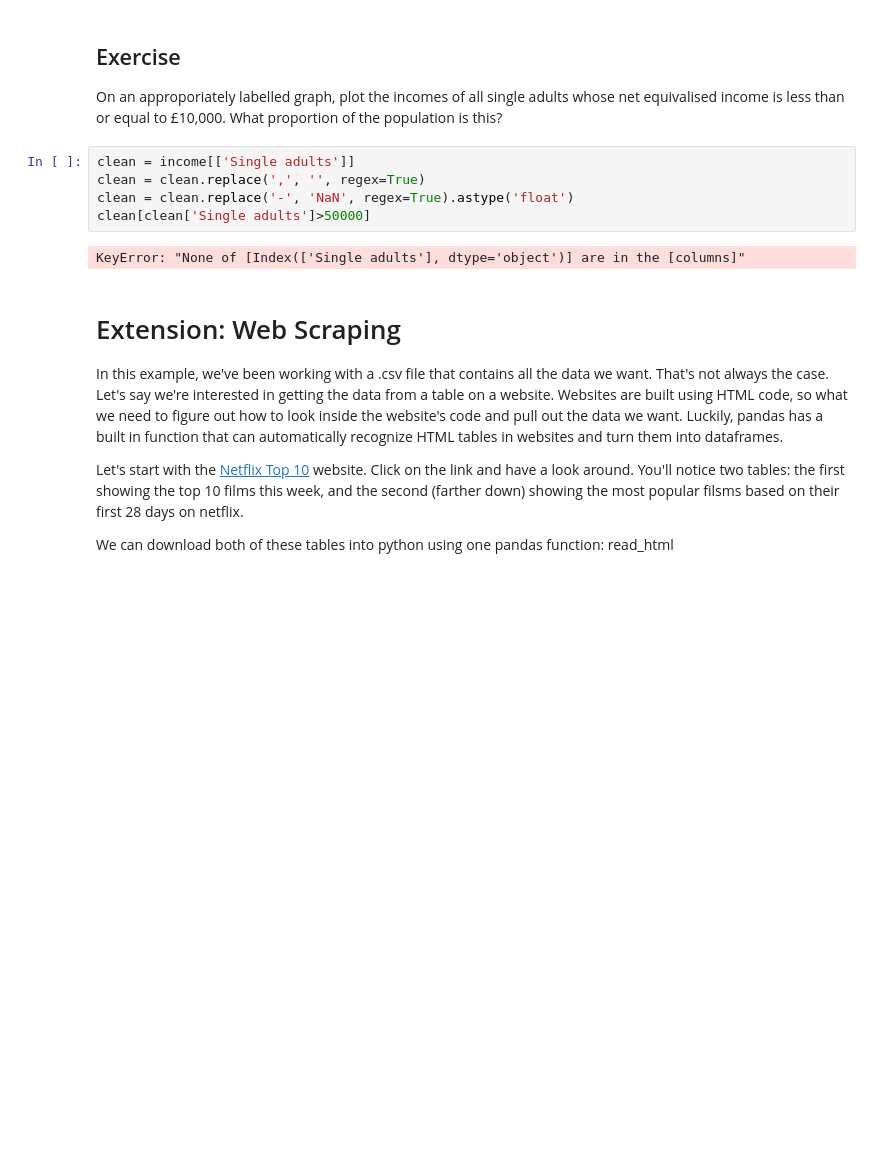
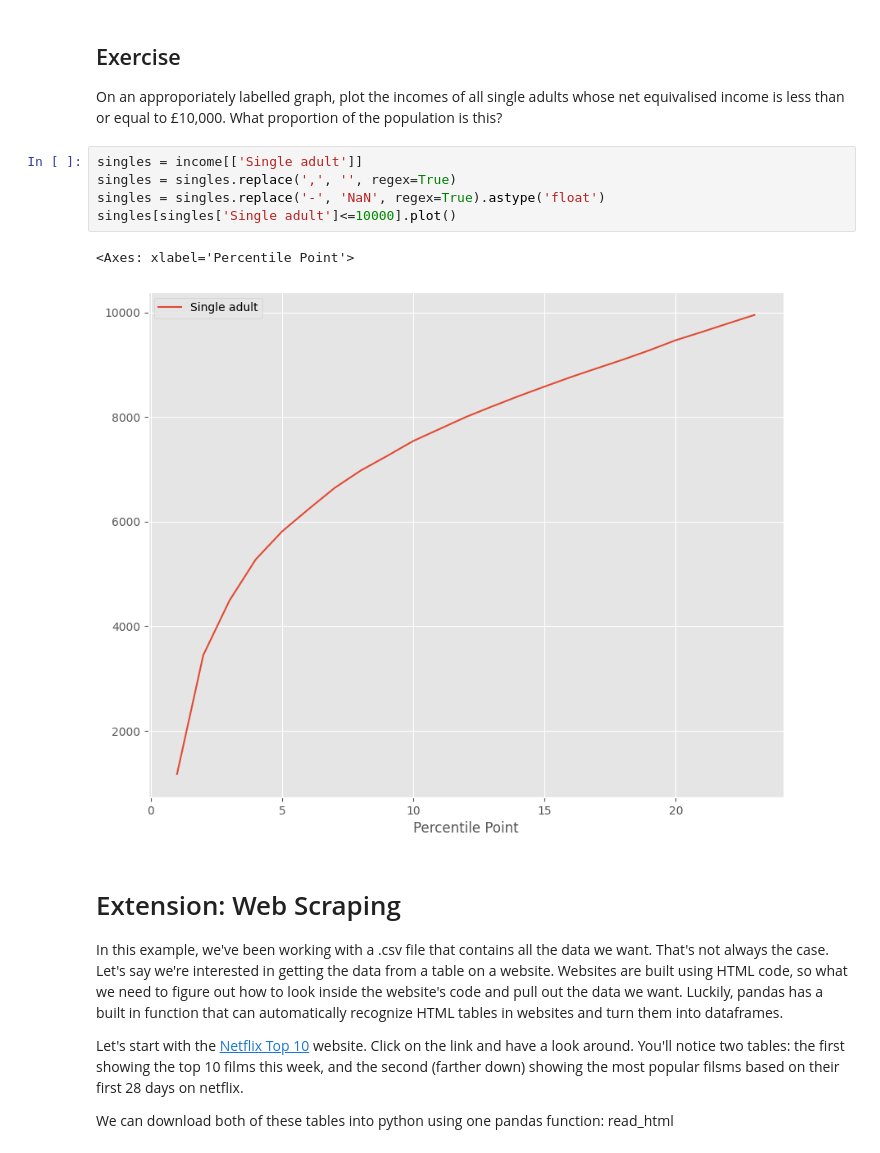
Before and after one commit to alicecaiger/QM2, a Jupyter notebook: notebooks/W02. Pandas.ipynb, the cells around one changed output. Saved outputs shown, nothing was run; the diff lists cells and outputs as text; blank space fills up the shorter version.

```diff
--- a/notebooks/W02. Pandas.ipynb
+++ b/notebooks/W02. Pandas.ipynb
@@ -426,12 +389,13 @@ We won't dwell on comparative operative, here we've used ">" to mean "is greater
 ## Exercise
 On an approporiately labelled graph, plot the incomes of all single adults whose net equivalised income is less than or equal to £10,000. What proportion of the population is this?
 # %%
-clean = income[['Single adults']]
-clean = clean.replace(',', '', regex=True)
-clean = clean.replace('-', 'NaN', regex=True).astype('float')
-clean[clean['Single adults']>50000]
+singles = income[['Single adult']]
+singles = singles.replace(',', '', regex=True)
+singles = singles.replace('-', 'NaN', regex=True).astype('float')
+singles[singles['Single adult']<=10000].plot()
 # %% [output]
-KeyError: "None of [Index(['Single adults'], dtype='object')] are in the [columns]"
+<Axes: xlabel='Percentile Point'>
+[figure, added]
 # %% [markdown]
 # Extension: Web Scraping
 
```
Also changed, not shown: parts of 20 cells of this notebook.
